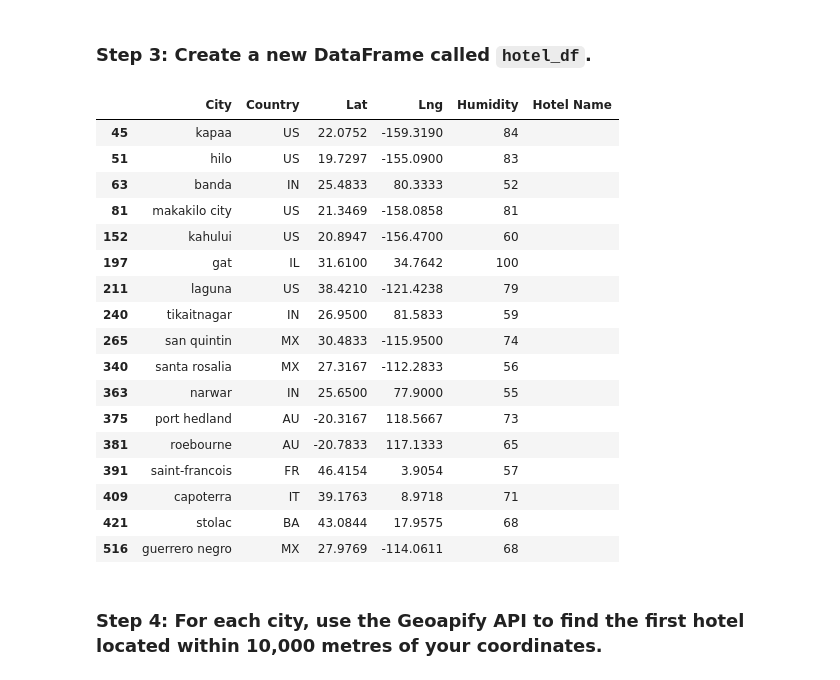
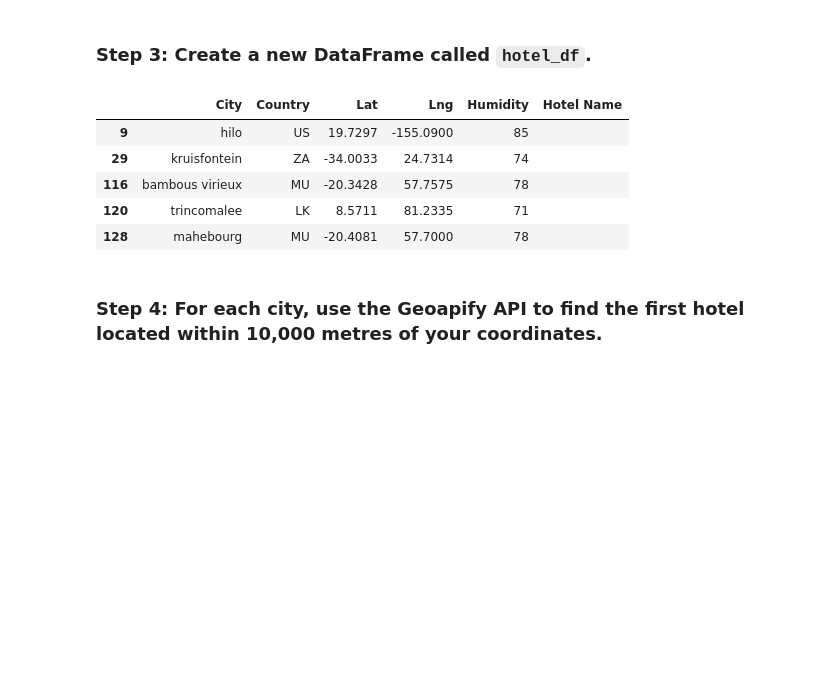
Before and after one commit to andcetera/python-api-challenge, a Jupyter notebook: Project Files/VacationPy.ipynb, the cells around one changed output. Cells and saved outputs as stored; diff of their text form; code cells hidden in the pictures; blank space fills up the shorter version.

```diff
--- a/Project Files/VacationPy.ipynb
+++ b/Project Files/VacationPy.ipynb
@@ -55,11 +55,16 @@ map_plot
 ### Step 2: Narrow down the `city_data_df` DataFrame to find your ideal weather condition
 # %%
 # Narrow down cities that fit criteria and drop any results with null values
-# YOUR CODE HERE
+temp = (city_data_df['Max Temp'] >= 20) & (city_data_df['Max Temp'] <= 27)
+wind = (city_data_df['Wind Speed'] < 5)
+cloud = (city_data_df['Cloudiness'] < 45) & (city_data_df['Cloudiness'] > 10)
+humid = (city_data_df['Humidity'] < 90) & (city_data_df['Humidity'] > 30)
+my_ideal = city_data_df.loc[temp & wind & cloud & humid]
 
 # Drop any rows with null values
-# YOUR CODE HERE
+my_ideal.dropna(how='any')
 
 # Display sample data
-# YOUR CODE HERE
+print(len(my_ideal))
+my_ideal.head()
 # %% [output]
@@ -85,32 +79,20 @@ map_plot
 ### Step 3: Create a new DataFrame called `hotel_df`.
 # %%
 # Use the Pandas copy function to create DataFrame called hotel_df to store the city, country, coordinates, and humidity
-# YOUR CODE HERE
+hotel_df = my_ideal.loc[:, ['City', 'Country', 'Lat', 'Lng', 'Humidity']]
 
 # Add an empty column, "Hotel Name," to the DataFrame so you can store the hotel found using the Geoapify API
-# YOUR CODE HERE
+hotel_df['Hotel Name'] = ''
 
 # Display sample data
-# YOUR CODE HERE
+hotel_df.head()
 # %% [output]
 |  | City | Country | Lat | Lng | Humidity | Hotel Name |
-| 45 | kapaa | US | 22.0752 | -159.3190 | 84 |  |
-| 51 | hilo | US | 19.7297 | -155.0900 | 83 |  |
-| 63 | banda | IN | 25.4833 | 80.3333 | 52 |  |
-| 81 | makakilo city | US | 21.3469 | -158.0858 | 81 |  |
-| 152 | kahului | US | 20.8947 | -156.4700 | 60 |  |
-| 197 | gat | IL | 31.6100 | 34.7642 | 100 |  |
-| 211 | laguna | US | 38.4210 | -121.4238 | 79 |  |
-| 240 | tikaitnagar | IN | 26.9500 | 81.5833 | 59 |  |
-| 265 | san quintin | MX | 30.4833 | -115.9500 | 74 |  |
-| 340 | santa rosalia | MX | 27.3167 | -112.2833 | 56 |  |
-| 363 | narwar | IN | 25.6500 | 77.9000 | 55 |  |
-| 375 | port hedland | AU | -20.3167 | 118.5667 | 73 |  |
-| 381 | roebourne | AU | -20.7833 | 117.1333 | 65 |  |
-| 391 | saint-francois | FR | 46.4154 | 3.9054 | 57 |  |
-| 409 | capoterra | IT | 39.1763 | 8.9718 | 71 |  |
-| 421 | stolac | BA | 43.0844 | 17.9575 | 68 |  |
-| 516 | guerrero negro | MX | 27.9769 | -114.0611 | 68 |  |
+| 9 | hilo | US | 19.7297 | -155.0900 | 85 |  |
+| 29 | kruisfontein | ZA | -34.0033 | 24.7314 | 74 |  |
+| 116 | bambous virieux | MU | -20.3428 | 57.7575 | 78 |  |
+| 120 | trincomalee | LK | 8.5711 | 81.2335 | 71 |  |
+| 128 | mahebourg | MU | -20.4081 | 57.7000 | 78 |  |
 # %% [markdown]
 ### Step 4: For each city, use the Geoapify API to find the first hotel located within 10,000 metres of your coordinates.
 # %%
```
Also changed, not shown: parts of 6 cells of this notebook.
